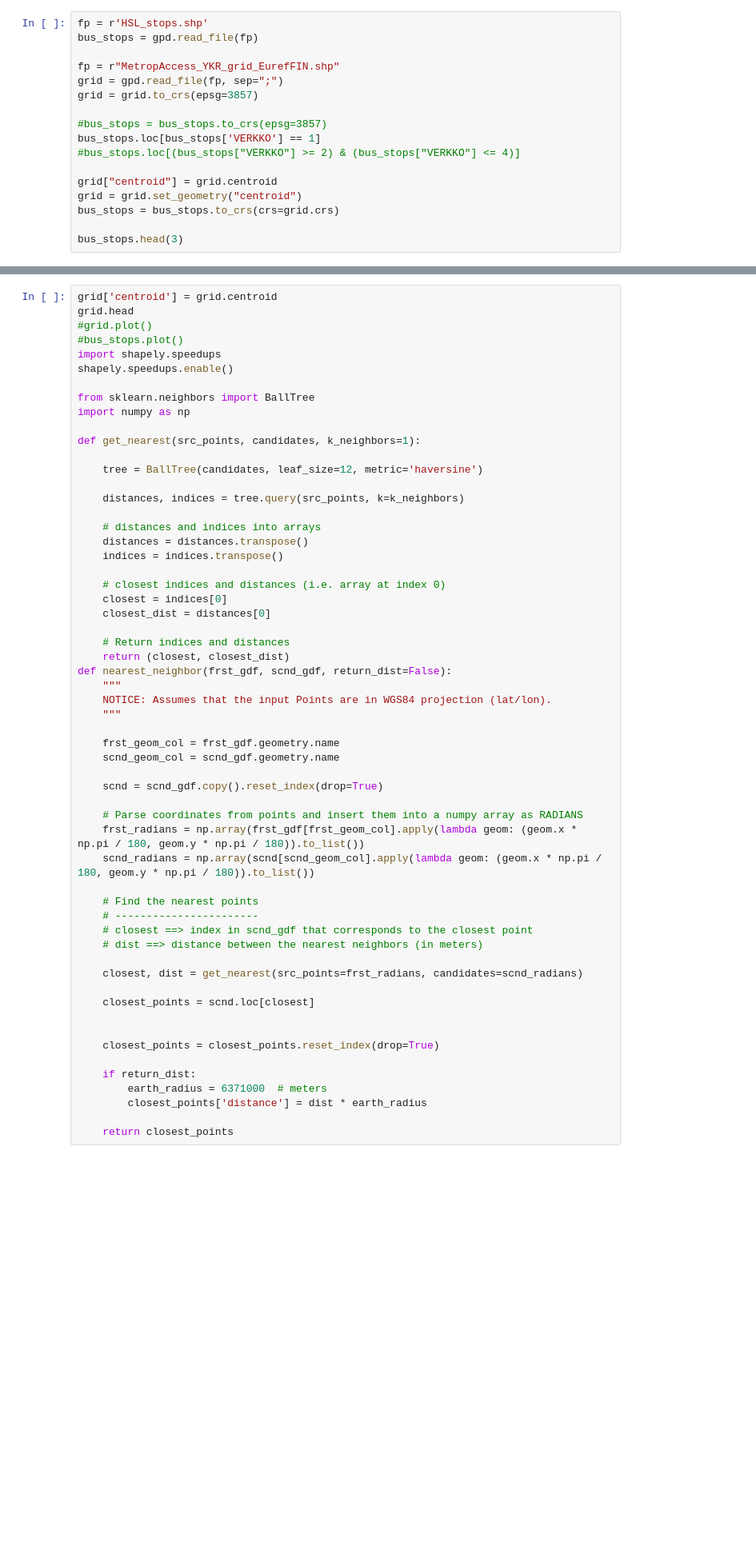
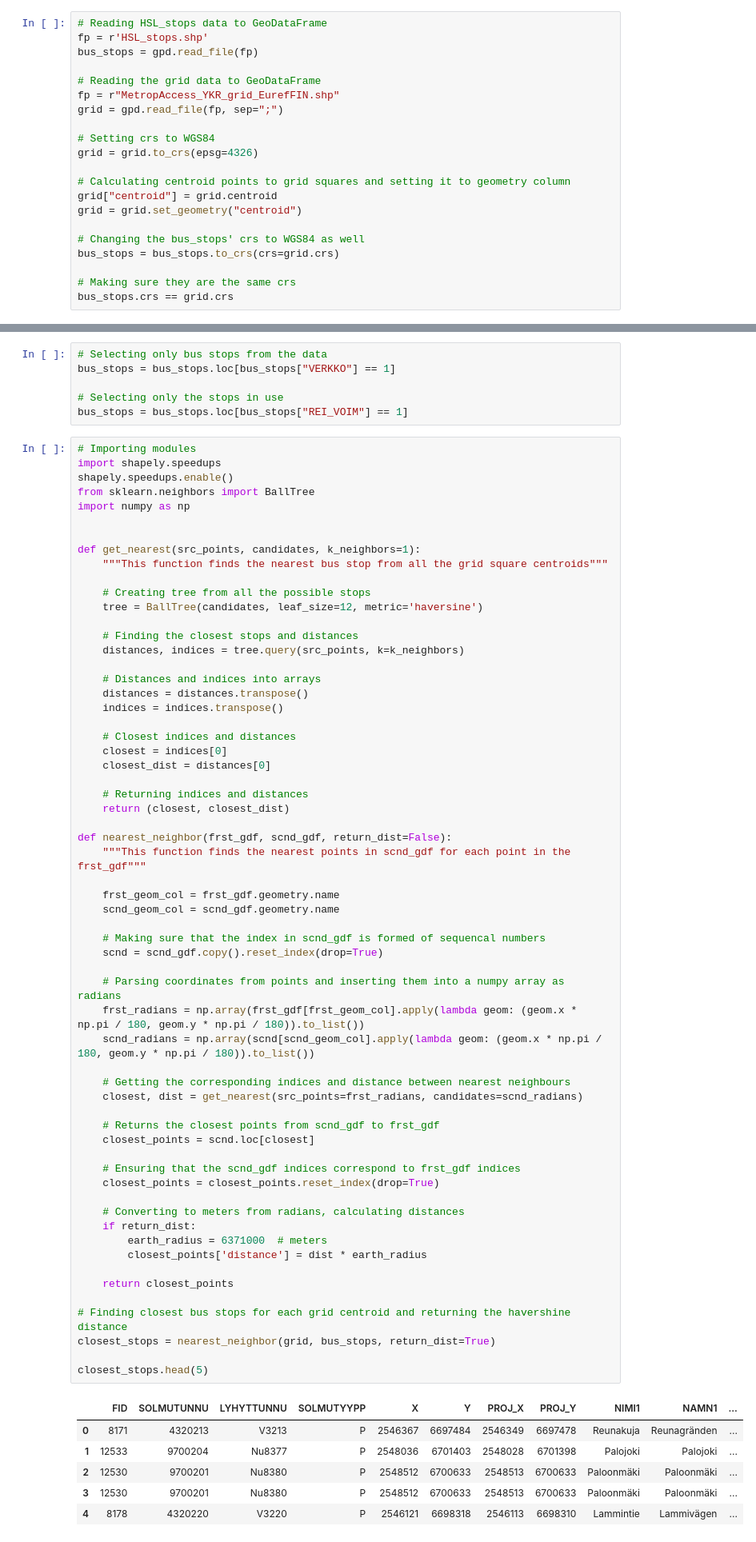
Before and after one commit to AutoGIS-2020/exercise-5-nylanben, a Jupyter notebook: Exercise-5_prob-1.ipynb, the cells around one changed output, grey strips where cells are left out. Shown: that part at 80% size. Cells and saved outputs as stored; diff of their text form; blank space fills up the shorter version.

```diff
--- a/Exercise-5_prob-1.ipynb
+++ b/Exercise-5_prob-1.ipynb
@@ -5,20 +6,24 @@ from shapely.geometry import Point, MultiPoint
 from shapely.ops import nearest_points
 import pyproj
 # %%
+# Reading HSL_stops data to GeoDataFrame
 fp = r'HSL_stops.shp'
 bus_stops = gpd.read_file(fp)
 
+# Reading the grid data to GeoDataFrame
 fp = r"MetropAccess_YKR_grid_EurefFIN.shp"
 grid = gpd.read_file(fp, sep=";")
-grid = grid.to_crs(epsg=3857)
 
-#bus_stops = bus_stops.to_crs(epsg=3857)
-bus_stops.loc[bus_stops['VERKKO'] == 1]
-#bus_stops.loc[(bus_stops["VERKKO"] >= 2) & (bus_stops["VERKKO"] <= 4)]
+# Setting crs to WGS84
+grid = grid.to_crs(epsg=4326)
 
+# Calculating centroid points to grid squares and setting it to geometry column
 grid["centroid"] = grid.centroid
 grid = grid.set_geometry("centroid")
+
+# Changing the bus_stops' crs to WGS84 as well
 bus_stops = bus_stops.to_crs(crs=grid.crs)
 
-bus_stops.head(3)
+# Making sure they are the same crs
+bus_stops.crs == grid.crs
 # %% [output]
@@ -47,58 +32,74 @@ Datum: World Geodetic System 1984
+# %%
+# Selecting only bus stops from the data
+bus_stops = bus_stops.loc[bus_stops["VERKKO"] == 1]
+
+# Selecting only the stops in use
+bus_stops = bus_stops.loc[bus_stops["REI_VOIM"] == 1]
 # %%
-grid['centroid'] = grid.centroid
-grid.head
-#grid.plot()
-#bus_stops.plot()
+# Importing modules
 import shapely.speedups
 shapely.speedups.enable()
-
 from sklearn.neighbors import BallTree
 import numpy as np
 
+
 def get_nearest(src_points, candidates, k_neighbors=1):
+    """This function finds the nearest bus stop from all the grid square centroids"""
 
+    # Creating tree from all the possible stops
     tree = BallTree(candidates, leaf_size=12, metric='haversine')
 
+    # Finding the closest stops and distances
     distances, indices = tree.query(src_points, k=k_neighbors)
 
-    # distances and indices into arrays
+    # Distances and indices into arrays
     distances = distances.transpose()
     indices = indices.transpose()
 
-    # closest indices and distances (i.e. array at index 0)
+    # Closest indices and distances
     closest = indices[0]
     closest_dist = distances[0]
 
-    # Return indices and distances
+    # Returning indices and distances
     return (closest, closest_dist)
+
 def nearest_neighbor(frst_gdf, scnd_gdf, return_dist=False):
-    """
-    NOTICE: Assumes that the input Points are in WGS84 projection (lat/lon).
-    """
+    """This function finds the nearest points in scnd_gdf for each point in the frst_gdf"""
 
     frst_geom_col = frst_gdf.geometry.name
     scnd_geom_col = scnd_gdf.geometry.name
 
+    # Making sure that the index in scnd_gdf is formed of sequencal numbers
     scnd = scnd_gdf.copy().reset_index(drop=True)
 
-    # Parse coordinates from points and insert them into a numpy array as RADIANS
+    # Parsing coordinates from points and inserting them into a numpy array as radians
     frst_radians = np.array(frst_gdf[frst_geom_col].apply(lambda geom: (geom.x * np.pi / 180, geom.y * np.pi / 180)).to_list())
     scnd_radians = np.array(scnd[scnd_geom_col].apply(lambda geom: (geom.x * np.pi / 180, geom.y * np.pi / 180)).to_list())
 
-    # Find the nearest points
-    # -----------------------
-    # closest ==> index in scnd_gdf that corresponds to the closest point
-    # dist ==> distance between the nearest neighbors (in meters)
-
+    # Getting the corresponding indices and distance between nearest neighbours
     closest, dist = get_nearest(src_points=frst_radians, candidates=scnd_radians)
 
+    # Returns the closest points from scnd_gdf to frst_gdf
     closest_points = scnd.loc[closest]
 
-
+    # Ensuring that the scnd_gdf indices correspond to frst_gdf indices
     closest_points = closest_points.reset_index(drop=True)
 
+    # Converting to meters from radians, calculating distances
     if return_dist:
         earth_radius = 6371000  # meters
         closest_points['distance'] = dist * earth_radius
 
     return closest_points
+
+# Finding closest bus stops for each grid centroid and returning the havershine distance
+closest_stops = nearest_neighbor(grid, bus_stops, return_dist=True)
+
+closest_stops.head(5)
+# %% [output]
+|  | FID | SOLMUTUNNU | LYHYTTUNNU | SOLMUTYYPP | X | Y | PROJ_X | PROJ_Y | NIMI1 | NAMN1 | ... |
+| 0 | 8171 | 4320213 | V3213 | P | 2546367 | 6697484 | 2546349 | 6697478 | Reunakuja | Reunagränden | ... |
+| 1 | 12533 | 9700204 | Nu8377 | P | 2548036 | 6701403 | 2548028 | 6701398 | Palojoki | Palojoki | ... |
+| 2 | 12530 | 9700201 | Nu8380 | P | 2548512 | 6700633 | 2548513 | 6700633 | Paloonmäki | Paloonmäki | ... |
+| 3 | 12530 | 9700201 | Nu8380 | P | 2548512 | 6700633 | 2548513 | 6700633 | Paloonmäki | Paloonmäki | ... |
+| 4 | 8178 | 4320220 | V3220 | P | 2546121 | 6698318 | 2546113 | 6698310 | Lammintie | Lammivägen | ... |
```
Also changed, not shown: parts of 11 cells of this notebook, 1 other file.
